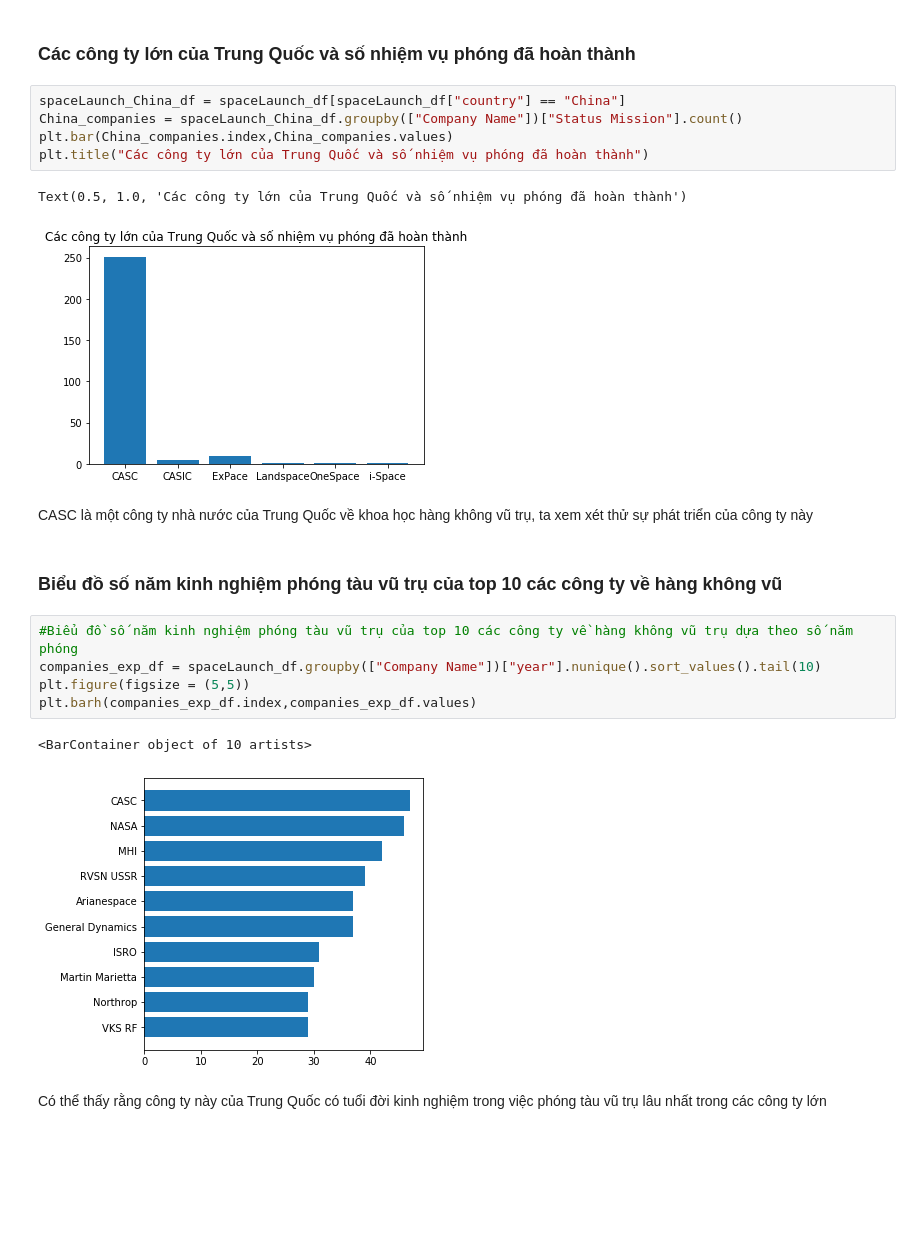
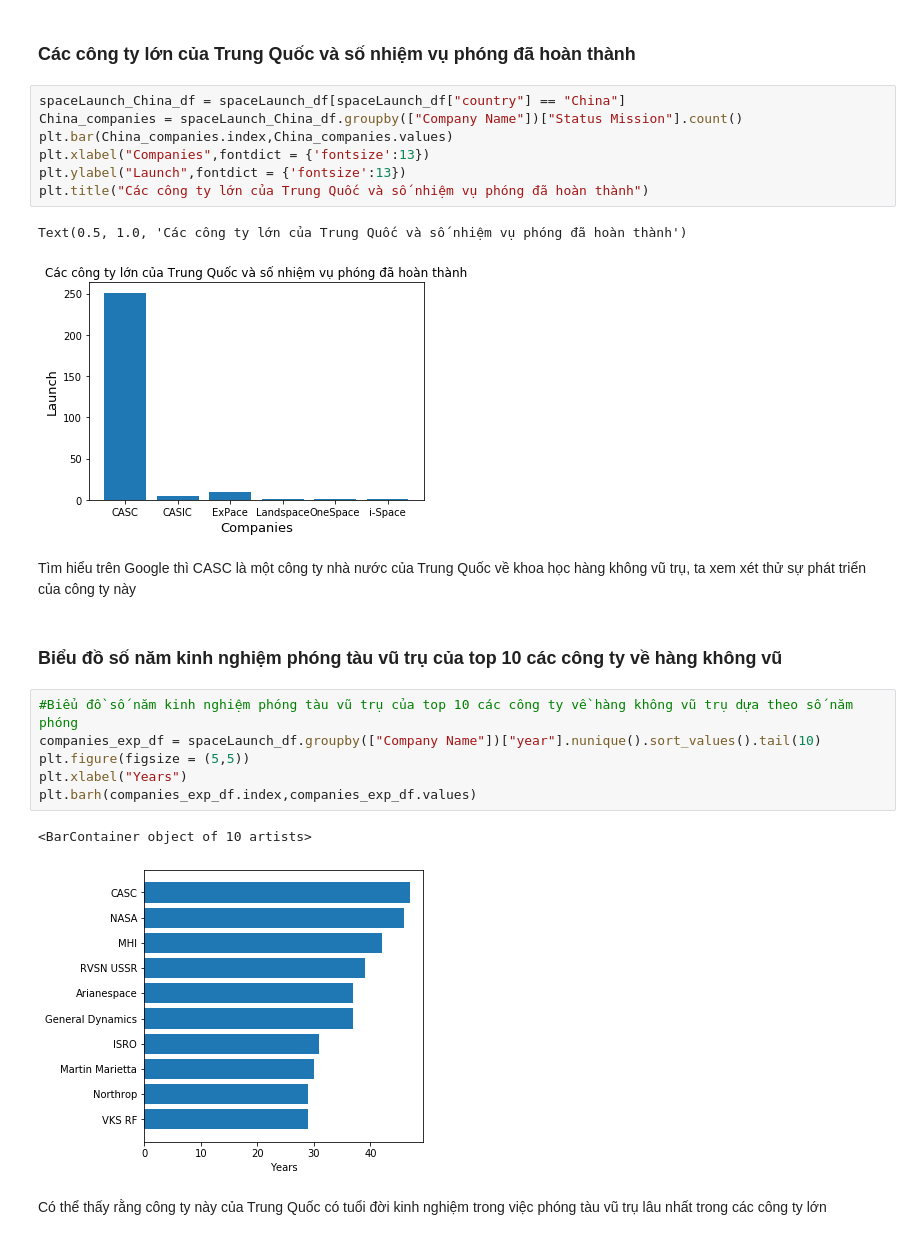
Before and after one commit to TranPhu1999/DH-LTKHDL-CK, a Jupyter notebook: 1712664-TranDucPhu_space.ipynb, the cells around one changed output. Cells and saved outputs as stored; diff of their text form; blank space fills up the shorter version.

```diff
--- a/1712664-TranDucPhu_space.ipynb
+++ b/1712664-TranDucPhu_space.ipynb
@@ -302,23 +327,26 @@ Từ biểu đồ này ta có thể thấy trước 2017 gần như là Mỹ và
 # %%
 spaceLaunch_China_df = spaceLaunch_df[spaceLaunch_df["country"] == "China"]
 China_companies = spaceLaunch_China_df.groupby(["Company Name"])["Status Mission"].count()
 plt.bar(China_companies.index,China_companies.values)
+plt.xlabel("Companies",fontdict = {'fontsize':13})
+plt.ylabel("Launch",fontdict = {'fontsize':13})
 plt.title("Các công ty lớn của Trung Quốc và số nhiệm vụ phóng đã hoàn thành")
 # %% [output]
 Text(0.5, 1.0, 'Các công ty lớn của Trung Quốc và số nhiệm vụ phóng đã hoàn thành')
-[figure, old version]
+[figure, new version]
 # %% [markdown]
-CASC là một công ty nhà nước của Trung Quốc về khoa học hàng không vũ trụ, ta xem xét thử sự phát triển của công ty này
+Tìm hiểu trên Google thì CASC là một công ty nhà nước của Trung Quốc về khoa học hàng không vũ trụ, ta xem xét thử sự phát triển của công ty này
 # %% [markdown]
 ### Biểu đồ số năm kinh nghiệm phóng tàu vũ trụ của top 10 các công ty về hàng không vũ
 # %%
 #Biểu đồ số năm kinh nghiệm phóng tàu vũ trụ của top 10 các công ty về hàng không vũ trụ dựa theo số năm phóng
 companies_exp_df = spaceLaunch_df.groupby(["Company Name"])["year"].nunique().sort_values().tail(10)
 plt.figure(figsize = (5,5))
+plt.xlabel("Years")
 plt.barh(companies_exp_df.index,companies_exp_df.values)
 # %% [output]
 <BarContainer object of 10 artists>
-[figure, old version]
+[figure, new version]
 # %% [markdown]
 Có thể thấy rằng công ty này của Trung Quốc có tuổi đời kinh nghiệm trong việc phóng tàu vũ trụ lâu nhất trong các công ty lớn
 # %% [markdown]
```
Also changed, not shown: parts of 23 cells of this notebook.
